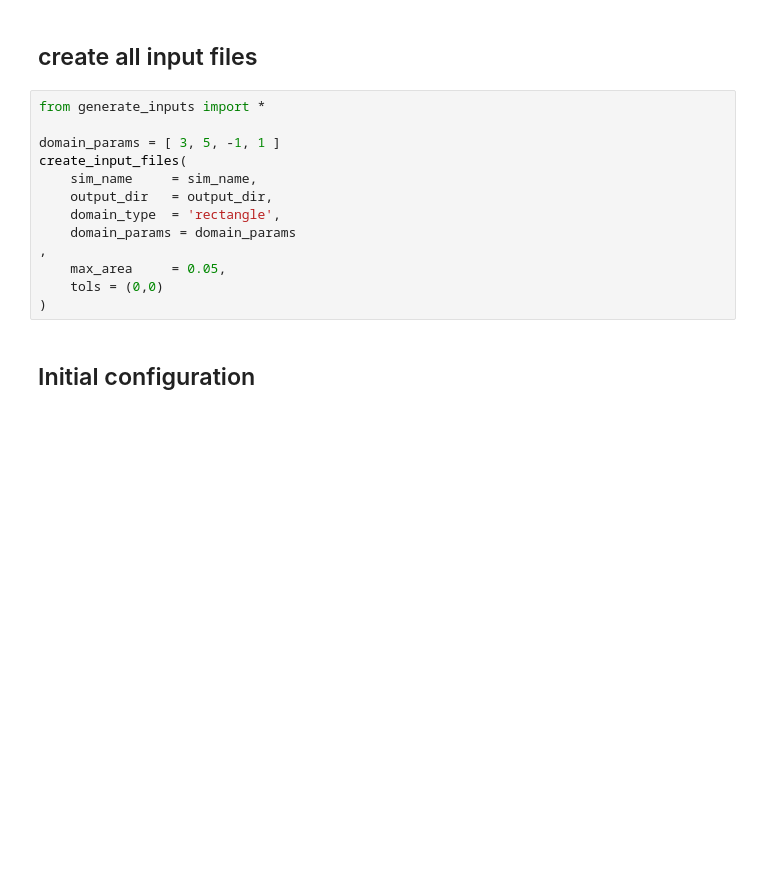
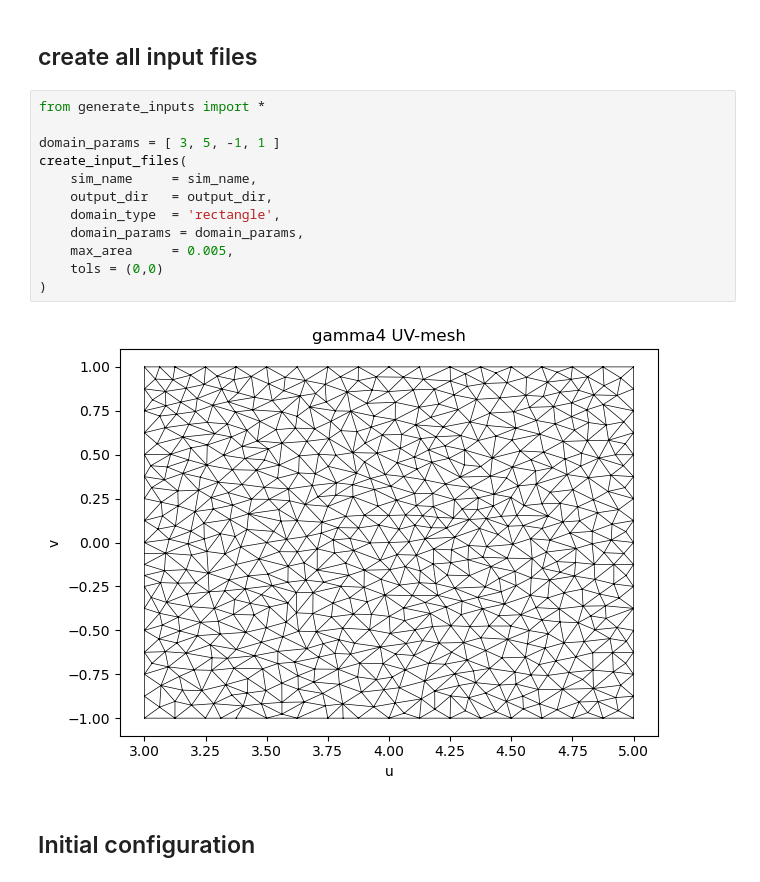
Before and after one commit to yaelc26/NonEuclideanShell_simulation, a Jupyter notebook: generate_inputs.ipynb, the cells around one changed output. Saved outputs shown, nothing was run; the diff lists cells and outputs as text; blank space fills up the shorter version.

```diff
--- a/generate_inputs.ipynb
+++ b/generate_inputs.ipynb
@@ -21,16 +38,17 @@ os.makedirs(output_dir, exist_ok=True)
 # %%
 from generate_inputs import *
 
 domain_params = [ 3, 5, -1, 1 ]
 create_input_files(
     sim_name     = sim_name,
     output_dir   = output_dir,
     domain_type  = 'rectangle',
-    domain_params = domain_params
-,
-    max_area     = 0.05,
+    domain_params = domain_params,
+    max_area     = 0.005,
     tols = (0,0)
 )
+# %% [output]
+[figure, added]
 # %% [markdown]
 ## Initial configuration
 # %%
```
Also changed, not shown: parts of 6 cells of this notebook, 3 other files.
